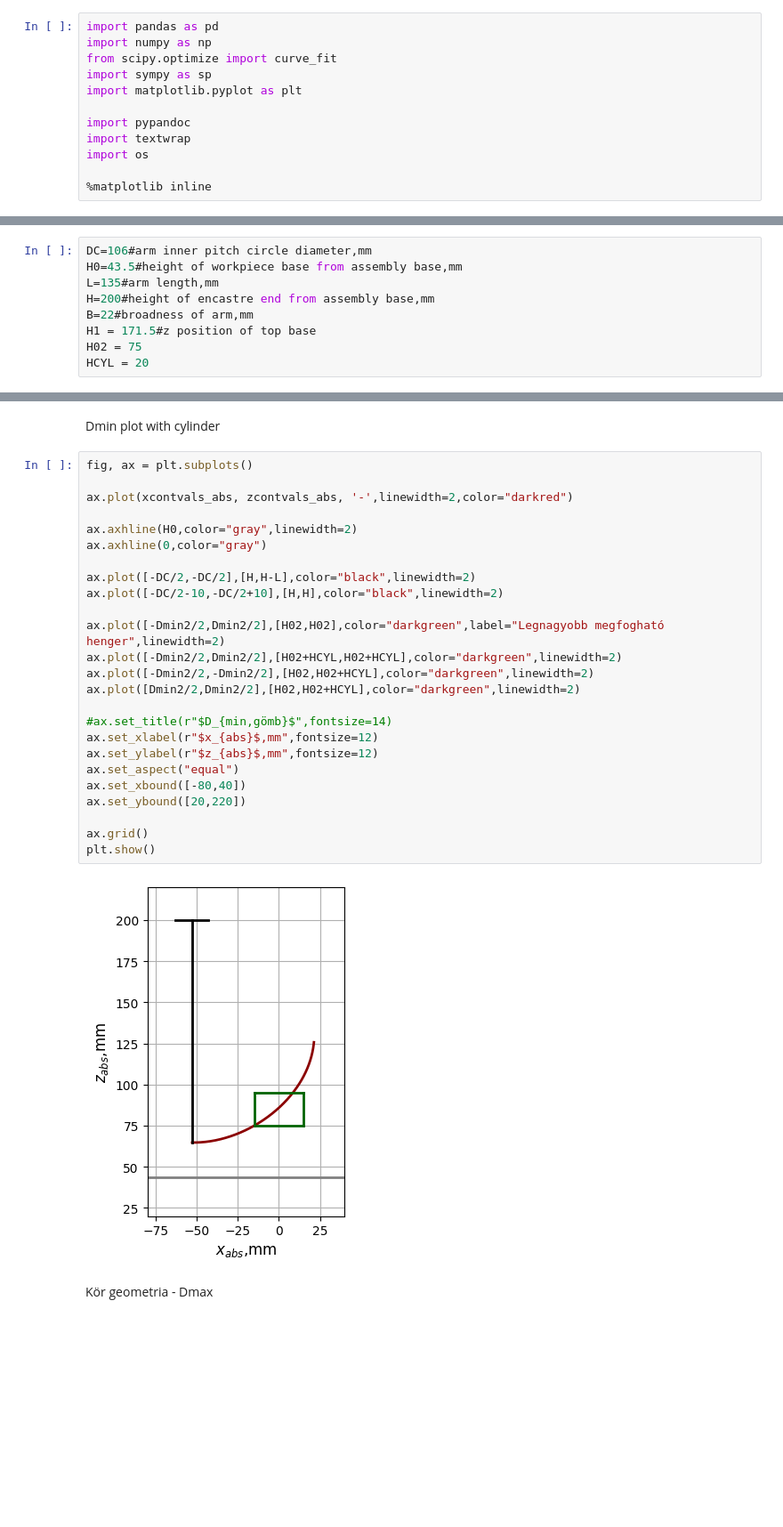
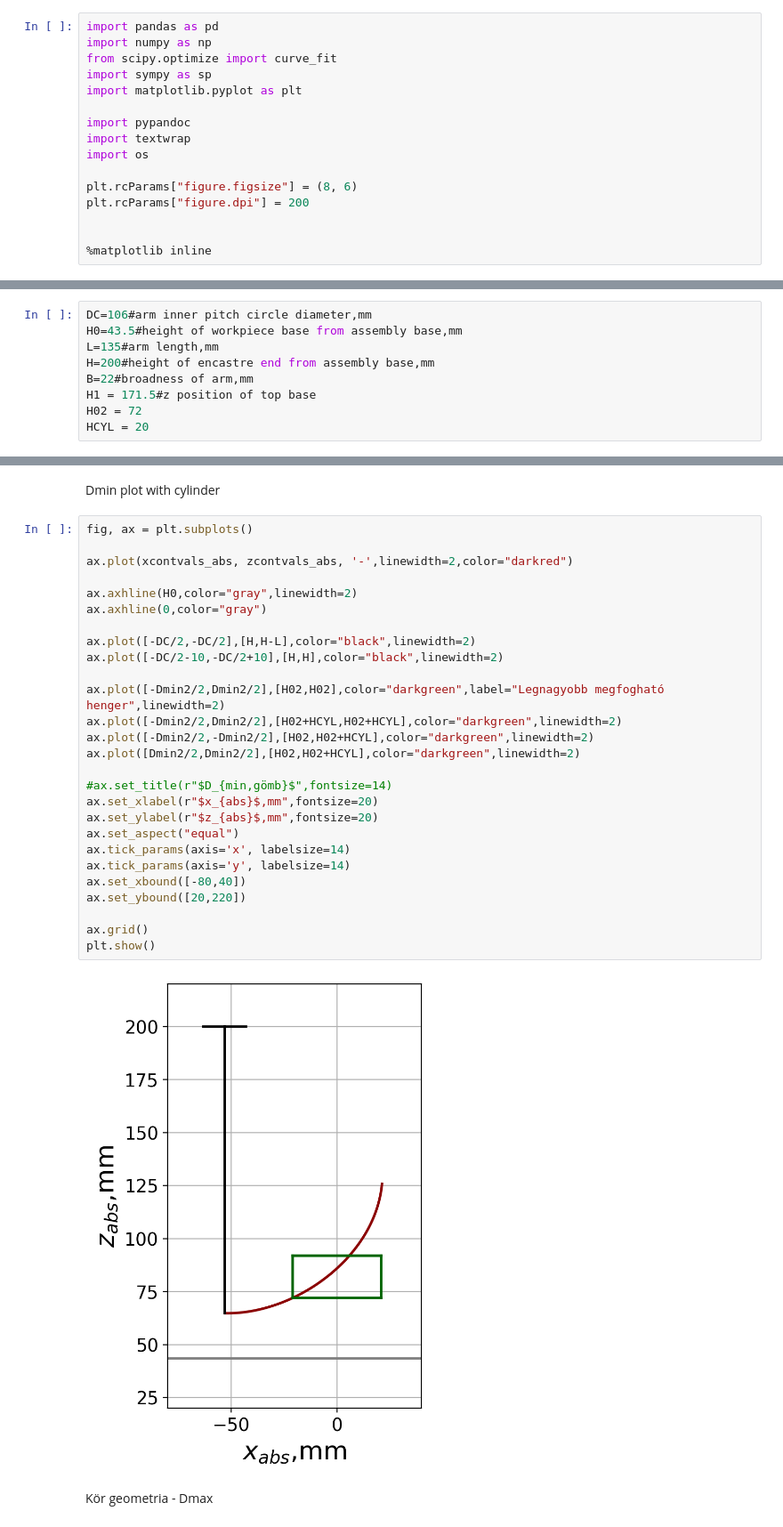
Before and after one commit to BellerAndras/hyperelastic-models, a Jupyter notebook: Caging_calcs.ipynb, the cells around one changed output, grey strips where cells are left out. Shown at 89% size. Saved outputs shown, nothing was run; the diff lists cells and outputs as text; blank space fills up the shorter version.

```diff
--- a/Caging_calcs.ipynb
+++ b/Caging_calcs.ipynb
@@ -11,6 +11,10 @@ import pypandoc
 import textwrap
 import os
 
+plt.rcParams["figure.figsize"] = (8, 6)
+plt.rcParams["figure.dpi"] = 200
+
+
 %matplotlib inline
 # %% [markdown]
 Geometry constants
@@ -21,7 +25,7 @@ L=135#arm length,mm
 H=200#height of encastre end from assembly base,mm
 B=22#broadness of arm,mm
 H1 = 171.5#z position of top base
-H02 = 75
+H02 = 72
 HCYL = 20
 # %% [markdown]
 Closing position
@@ -387,30 +393,32 @@ Dmin plot with cylinder
 # %%
 fig, ax = plt.subplots()
 
 ax.plot(xcontvals_abs, zcontvals_abs, '-',linewidth=2,color="darkred")
 
 ax.axhline(H0,color="gray",linewidth=2)
 ax.axhline(0,color="gray")
 
 ax.plot([-DC/2,-DC/2],[H,H-L],color="black",linewidth=2)
 ax.plot([-DC/2-10,-DC/2+10],[H,H],color="black",linewidth=2)
 
 ax.plot([-Dmin2/2,Dmin2/2],[H02,H02],color="darkgreen",label="Legnagyobb megfogható henger",linewidth=2)
 ax.plot([-Dmin2/2,Dmin2/2],[H02+HCYL,H02+HCYL],color="darkgreen",linewidth=2)
 ax.plot([-Dmin2/2,-Dmin2/2],[H02,H02+HCYL],color="darkgreen",linewidth=2)
 ax.plot([Dmin2/2,Dmin2/2],[H02,H02+HCYL],color="darkgreen",linewidth=2)
 
 #ax.set_title(r"$D_{min,gömb}$",fontsize=14)
-ax.set_xlabel(r"$x_{abs}$,mm",fontsize=12)
-ax.set_ylabel(r"$z_{abs}$,mm",fontsize=12)
+ax.set_xlabel(r"$x_{abs}$,mm",fontsize=20)
+ax.set_ylabel(r"$z_{abs}$,mm",fontsize=20)
 ax.set_aspect("equal")
+ax.tick_params(axis='x', labelsize=14)
+ax.tick_params(axis='y', labelsize=14)
 ax.set_xbound([-80,40])
 ax.set_ybound([20,220])
 
 ax.grid()
 plt.show()
 # %% [output]
-[figure, old version]
+[figure, new version]
 # %% [markdown]
 Kör geometria - Dmax
 # %%
```
Also changed, not shown: parts of 12 cells of this notebook, 10 other files.
